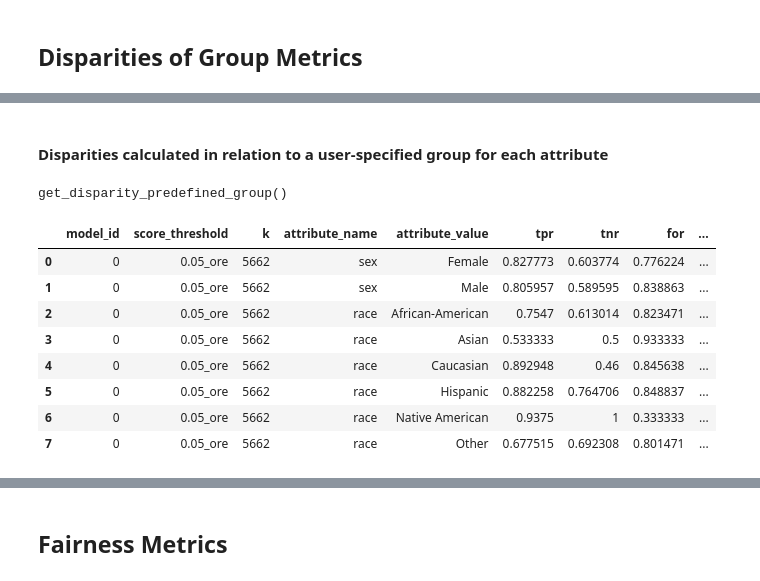
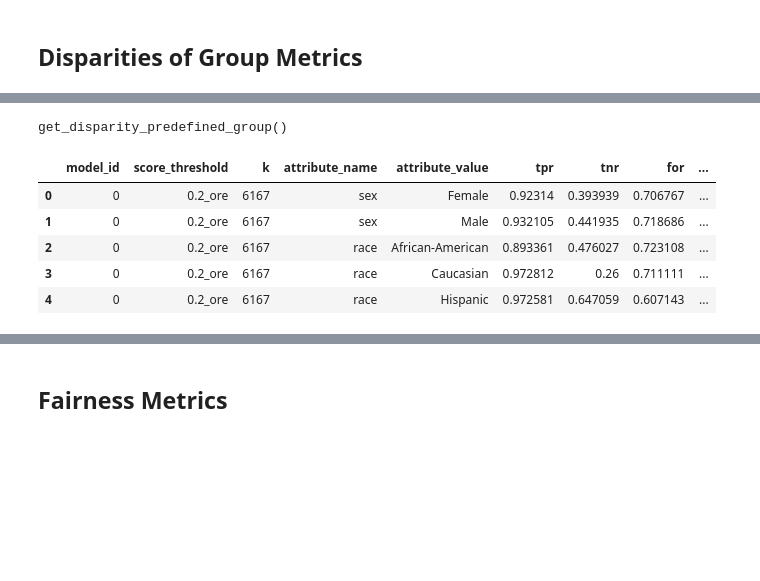
Before and after one commit to namsor/namsor-compass, a Jupyter notebook: 05_Data_Analysis_01_Fairness_Analysis_of_Gender_Endpoint.ipynb, the cells around one changed output, grey strips where cells are left out. Drawn from its saved outputs; the diff is of its cells as text; code cells hidden in the pictures; blank space fills up the shorter version.

```diff
--- a/05_Data_Analysis_01_Fairness_Analysis_of_Gender_Endpoint.ipynb
+++ b/05_Data_Analysis_01_Fairness_Analysis_of_Gender_Endpoint.ipynb
@@ -44,6 +45,9 @@ df.head()
 # %%
 # we only want to look at gender here, since that is what we calculated label_value for
 df = df.drop(['sex_pred', 'first', 'last'], axis=1) # if we don't drop the tables, Aequitas thinks these are attributes by which groups should be separated
+# %%
+# now we remove groups that are too small
+df = df[df.race.isin(['African-American', 'Caucasian', 'Hispanic'])]
 # %%
 df.shape
 # %% [output]
@@ -50,0 +55,2 @@ df.shape
+# %%
+df["combined_attribute"] = df["sex"] + " " + df["race"]
@@ -107,2 +94,0 @@ df.head()
-# %% [markdown]
-#### Disparities calculated in relation to a user-specified group for each attribute
@@ -109,17 +98,15 @@ df.head()
 # %%
 bdf = b.get_disparity_predefined_groups(xtab, original_df=df,
                                         ref_groups_dict={'sex':'Male', 'race':'Caucasian'},
+                                        input_group_metrics=["ppr", "tpr", "fpr", "precision", "tnr", "npv", "pprev", "for", "fdr", "fnr"],
                                         alpha=0.05, check_significance=False,
                                         mask_significance=False)
 bdf.style
 # %% [output]
 get_disparity_predefined_group()
 |  | model_id | score_threshold | k | attribute_name | attribute_value | tpr | tnr | for | ... |
-| 0 | 0 | 0.05_ore | 5662 | sex | Female | 0.827773 | 0.603774 | 0.776224 | ... |
-| 1 | 0 | 0.05_ore | 5662 | sex | Male | 0.805957 | 0.589595 | 0.838863 | ... |
-| 2 | 0 | 0.05_ore | 5662 | race | African-American | 0.7547 | 0.613014 | 0.823471 | ... |
-| 3 | 0 | 0.05_ore | 5662 | race | Asian | 0.533333 | 0.5 | 0.933333 | ... |
-| 4 | 0 | 0.05_ore | 5662 | race | Caucasian | 0.892948 | 0.46 | 0.845638 | ... |
-| 5 | 0 | 0.05_ore | 5662 | race | Hispanic | 0.882258 | 0.764706 | 0.848837 | ... |
-| 6 | 0 | 0.05_ore | 5662 | race | Native American | 0.9375 | 1 | 0.333333 | ... |
-| 7 | 0 | 0.05_ore | 5662 | race | Other | 0.677515 | 0.692308 | 0.801471 | ... |
+| 0 | 0 | 0.2_ore | 6167 | sex | Female | 0.92314 | 0.393939 | 0.706767 | ... |
+| 1 | 0 | 0.2_ore | 6167 | sex | Male | 0.932105 | 0.441935 | 0.718686 | ... |
+| 2 | 0 | 0.2_ore | 6167 | race | African-American | 0.893361 | 0.476027 | 0.723108 | ... |
+| 3 | 0 | 0.2_ore | 6167 | race | Caucasian | 0.972812 | 0.26 | 0.711111 | ... |
+| 4 | 0 | 0.2_ore | 6167 | race | Hispanic | 0.972581 | 0.647059 | 0.607143 | ... |
```
Also changed, not shown: parts of 26 cells of this notebook, 11 other files.
